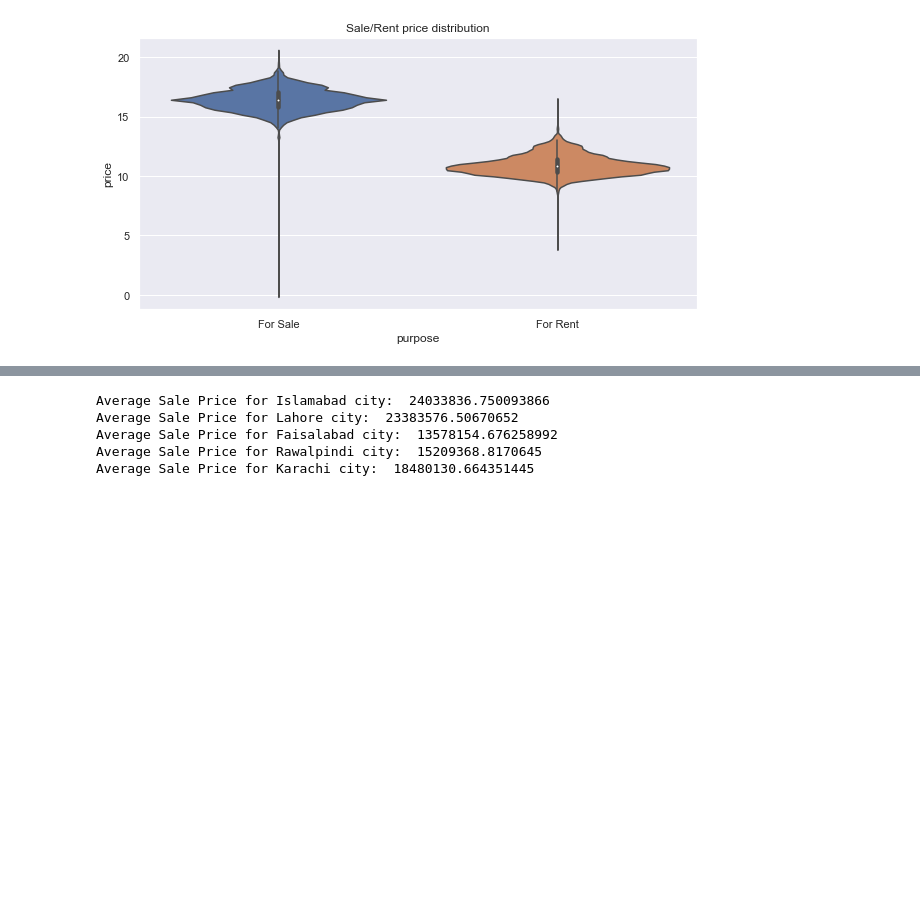
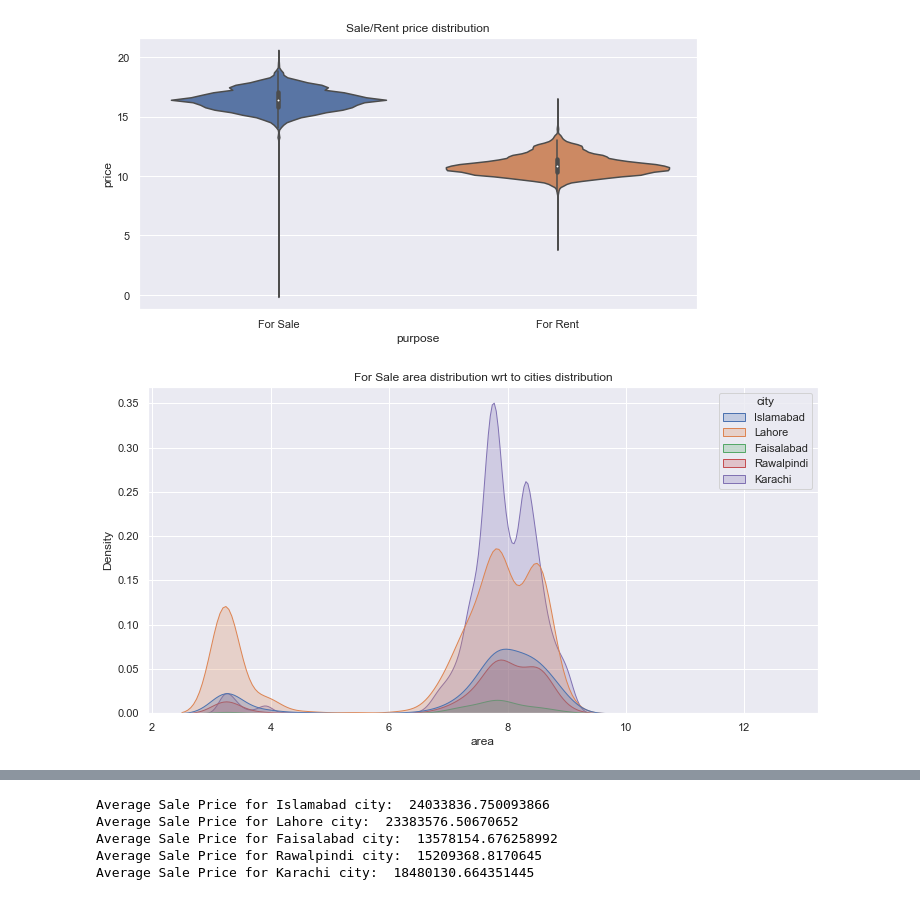
Before and after one commit to Faraz126/Zameen-Data-exploratory-Analysis, a Jupyter notebook: Hareem_EDA.ipynb, the cells around one changed output, grey strips where cells are left out. Saved outputs shown, nothing was run; the diff lists cells and outputs as text; code cells hidden in the pictures; blank space fills up the shorter version.

```diff
--- a/Hareem_EDA.ipynb
+++ b/Hareem_EDA.ipynb
@@ -183,3 +176,10 @@ sns.violinplot(x=pp_data.purpose,y=np.log(pp_data.price),ax=ax).set_title('Sale/
 plt.show()
 # %% [output]
 [figure]
+# %%
+fig, ax = plt.subplots(figsize=(12,6))
+sns.kdeplot(x=np.log(for_sale.area),ax=ax,hue=for_sale.city,shade=True)
+plt.title('For Sale area distribution wrt to cities distribution')
+plt.show()
+# %% [output]
+[figure, added]
```
Also changed, not shown: parts of 6 cells of this notebook.
